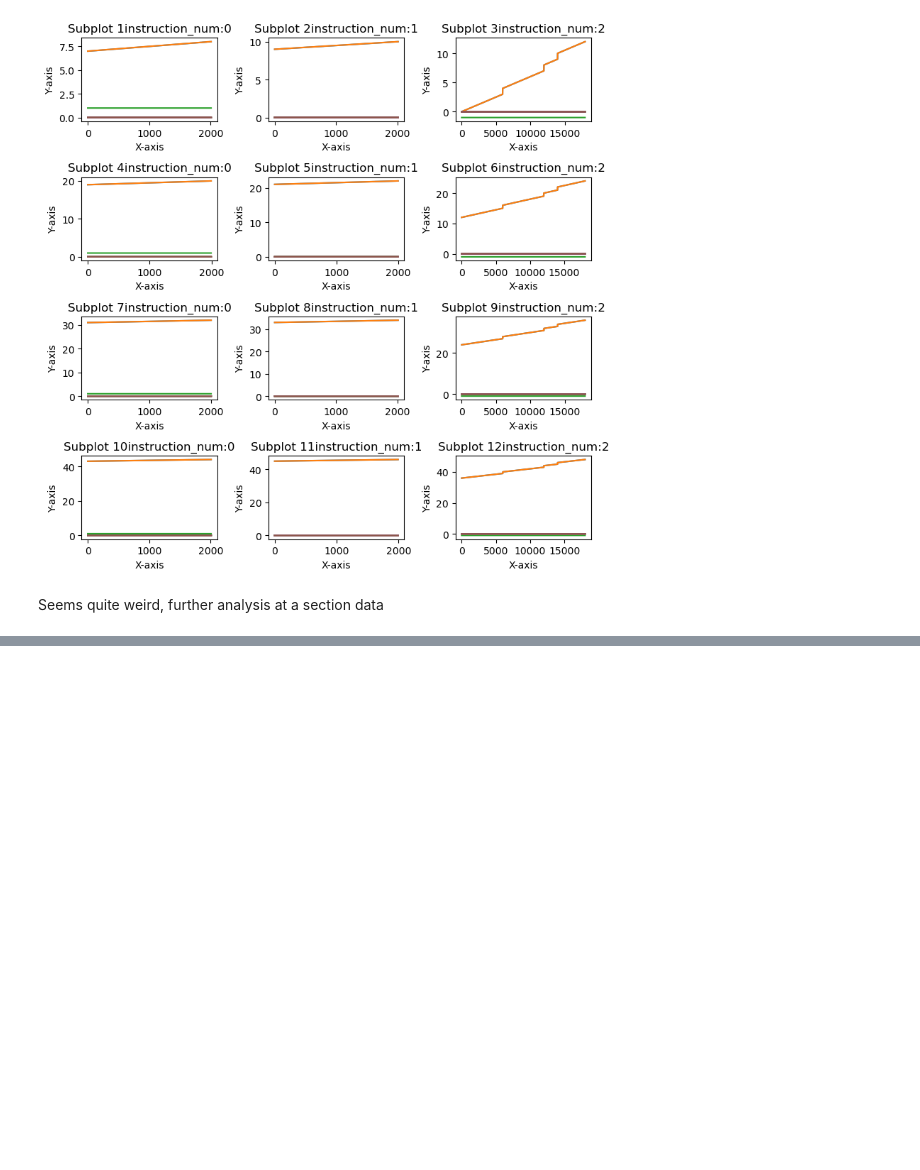
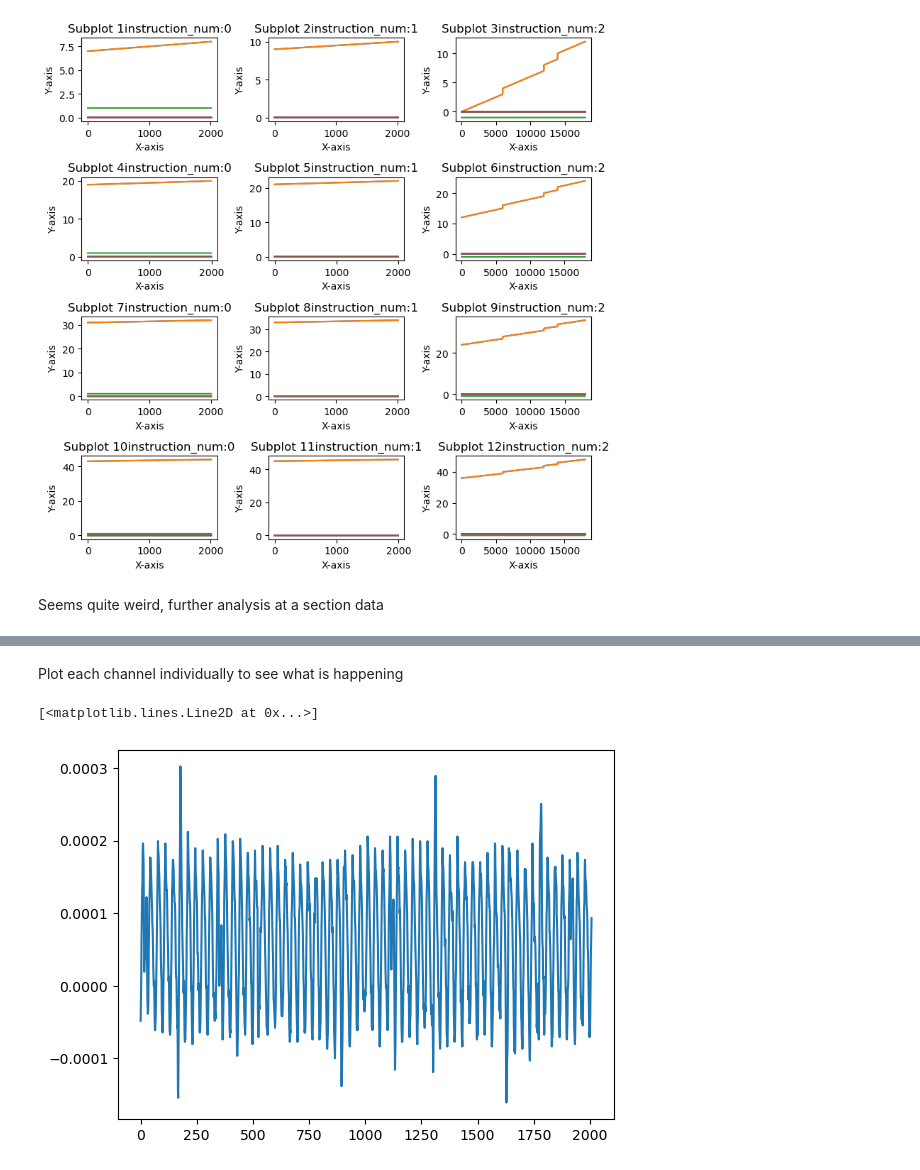
Before and after one commit to XueqianDeng/meta, a Jupyter notebook: Standard_Version/analysis.ipynb, the cells around one changed output, grey strips where cells are left out. Saved outputs shown, nothing was run; the diff lists cells and outputs as text; code cells hidden in the pictures; blank space fills up the shorter version.

Commit message:
errors in channels

```diff
--- a/Standard_Version/analysis.ipynb
+++ b/Standard_Version/analysis.ipynb
@@ -107,0 +111,9 @@ this_data = all_list[1][2]
+# %% [markdown]
+Plot each channel individually to see what is happening
+# %%
+this_data = all_list[1][2]
+x = np.arange(0, len(this_data[:,0]))
+plt.plot(x, this_data[:,3])
+# %% [output]
+[<matplotlib.lines.Line2D at 0x...>]
+[figure, added]
```
Also changed, not shown: parts of 9 cells of this notebook.
